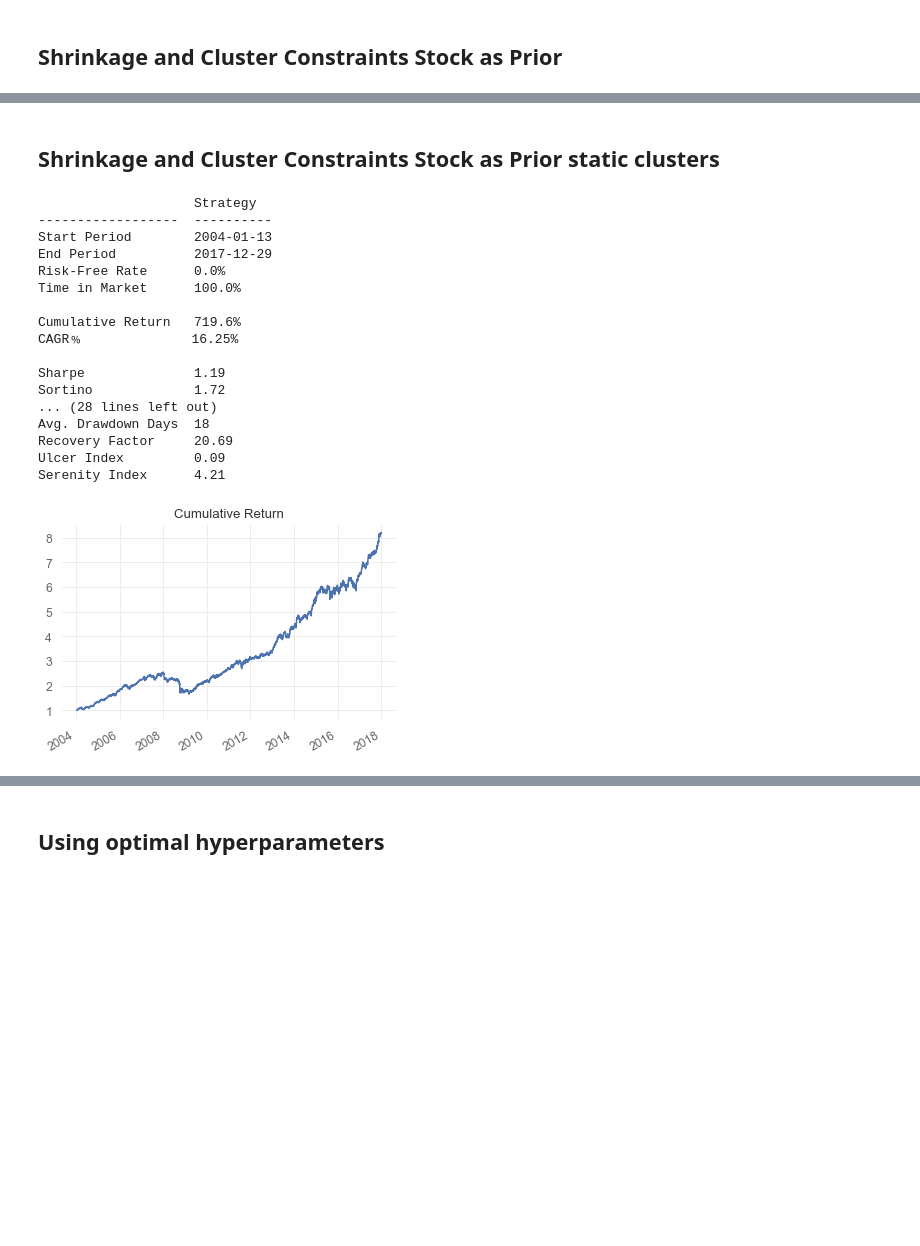
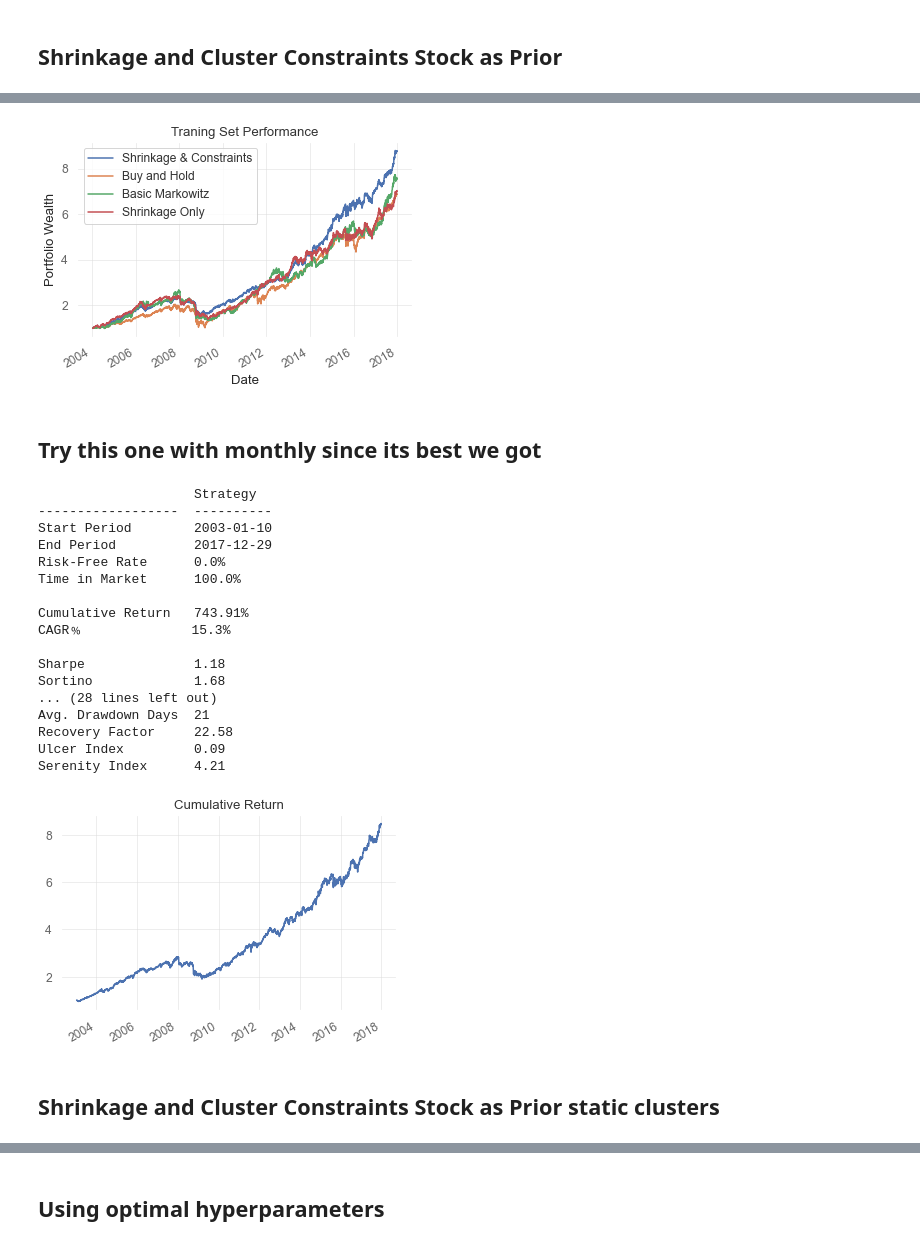
Before and after one commit to thEKurz/Opt_Modeling, a Jupyter notebook: Optimization_Clustering_bayesian_update_EK.ipynb, the cells around one changed output, grey strips where cells are left out. Saved outputs shown, nothing was run; the diff lists cells and outputs as text; code cells hidden in the pictures; blank space fills up the shorter version.

```diff
--- a/Optimization_Clustering_bayesian_update_EK.ipynb
+++ b/Optimization_Clustering_bayesian_update_EK.ipynb
@@ -633,2 +624,0 @@ Serenity Index      4.21
-# %% [markdown]
-## Shrinkage and Cluster Constraints Stock as Prior static clusters
@@ -637,21 +625,14 @@ returns_shrink_stat_rev, _ = Markowits_Bayes_Cluster_Rebalance(SP_train,21*3,253
-# %%
-Portfolio_backtest(returns_shrink_stat_rev)
-# %% [output]
-                    Strategy
-------------------  ----------
-Start Period        2004-01-13
-End Period          2017-12-29
-Risk-Free Rate      0.0%
-Time in Market      100.0%
-
-Cumulative Return   719.6%
-CAGR﹪              16.25%
-
-Sharpe              1.19
-Sortino             1.72
-... (28 lines left out)
-Avg. Drawdown Days  18
-Recovery Factor     20.69
-Ulcer Index         0.09
-Serenity Index      4.21
-[figure, removed]
+# %%
+best.plot(label='Shrinkage & Constraints')
+bnh.plot(label='Buy and Hold')
+bm.plot(label='Basic Markowitz')
+s_p.plot(label='Shrinkage Only')
+plt.legend()
+plt.xlabel('Date')
+plt.ylabel('Portfolio Wealth')
+plt.title('Traning Set Performance')
+plt.savefig('Model Comparison')
+# %% [output]
+[figure, added]
+# %% [markdown]
+## Try this one with monthly since its best we got
@@ -657,0 +641,23 @@ Serenity Index      4.21
+# %%
+Portfolio_backtest(returns_shrink_dyn_rev_monthly)
+# %% [output]
+                    Strategy
+------------------  ----------
+Start Period        2003-01-10
+End Period          2017-12-29
+Risk-Free Rate      0.0%
+Time in Market      100.0%
+
+Cumulative Return   743.91%
+CAGR﹪              15.3%
+
+Sharpe              1.18
+Sortino             1.68
+... (28 lines left out)
+Avg. Drawdown Days  21
+Recovery Factor     22.58
+Ulcer Index         0.09
+Serenity Index      4.21
+[figure, added]
+# %% [markdown]
+## Shrinkage and Cluster Constraints Stock as Prior static clusters
```
Also changed, not shown: parts of 39 cells of this notebook, 5 other files.
